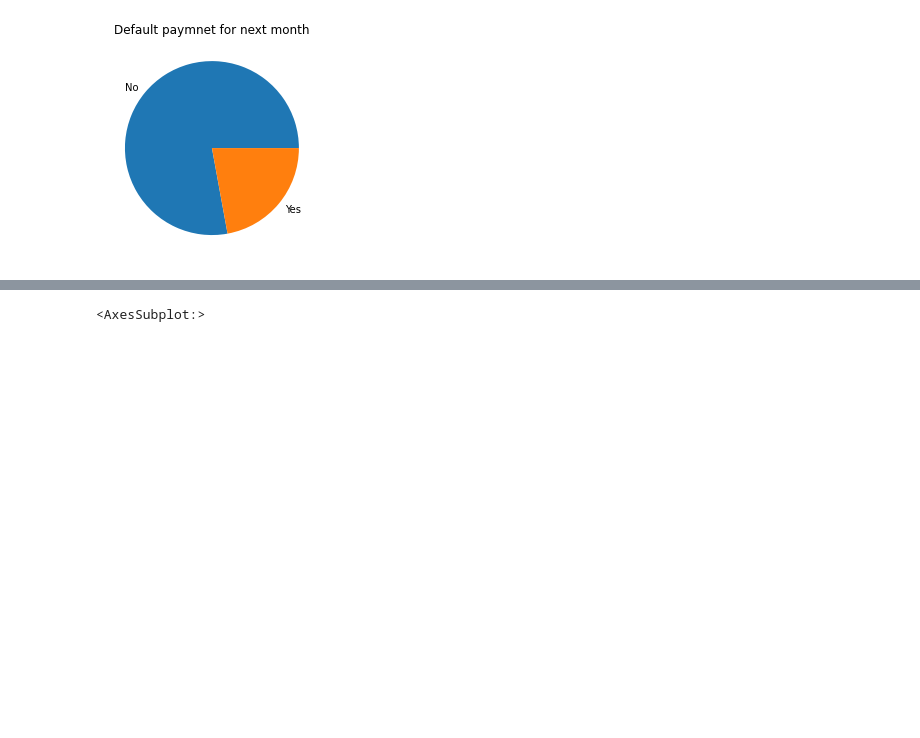
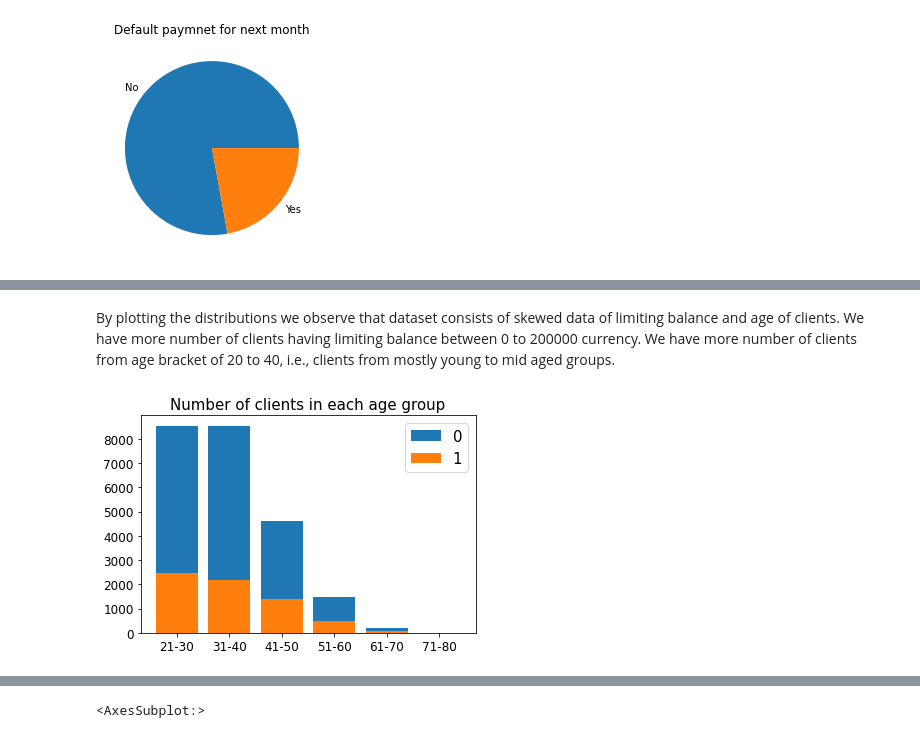
Before and after one commit to Somesh140/ML_Credit_card_default_predictions, a Jupyter notebook: Notebook/EDA-1.ipynb, the cells around one changed output, grey strips where cells are left out. Cells and saved outputs as stored; diff of their text form; code cells hidden in the pictures; blank space fills up the shorter version.

```diff
--- a/Notebook/EDA-1.ipynb
+++ b/Notebook/EDA-1.ipynb
@@ -131,0 +146,28 @@ Name: default, dtype: float64
+# %% [markdown]
+By plotting the distributions we observe that dataset consists of skewed data of limiting balance and age of clients.
+We have more number of clients having limiting balance between 0 to 200000 currency.
+We have more number of clients from age bracket of 20 to 40, i.e., clients from mostly young to mid aged groups.
+# %%
+bins = [20,30,40,50,60,70,80]
+names = ['21-30','31-40','41-50','51-60','61-70','71-80']
+cred_df['AGE_BIN'] = pd.cut(x=cred_df.AGE, bins=bins, labels=names, right=True)
+
+age_cnt = cred_df.AGE_BIN.value_counts()
+age_0 = (cred_df.AGE_BIN[cred_df['default'] == 0].value_counts())
+age_1 = (cred_df.AGE_BIN[cred_df['default'] == 1].value_counts())
+
+plt.bar(age_0.index, age_0.values, label='0')
+plt.bar(age_1.index, age_1.values, label='1')
+
+#for x,y in zip(names,age_0):
+ #   plt.text(x,y,y,fontsize=12)
+#for x,y in zip(names,age_1):
+ #   plt.text(x,y,y,fontsize=12)
+
+plt.xticks(fontsize=12)
+plt.yticks(fontsize=12)
+plt.title("Number of clients in each age group", fontsize=15)
+plt.legend(loc='upper right', fontsize=15)
+plt.show()
+# %% [output]
+[figure, added]
```
Also changed, not shown: parts of 9 cells of this notebook.
